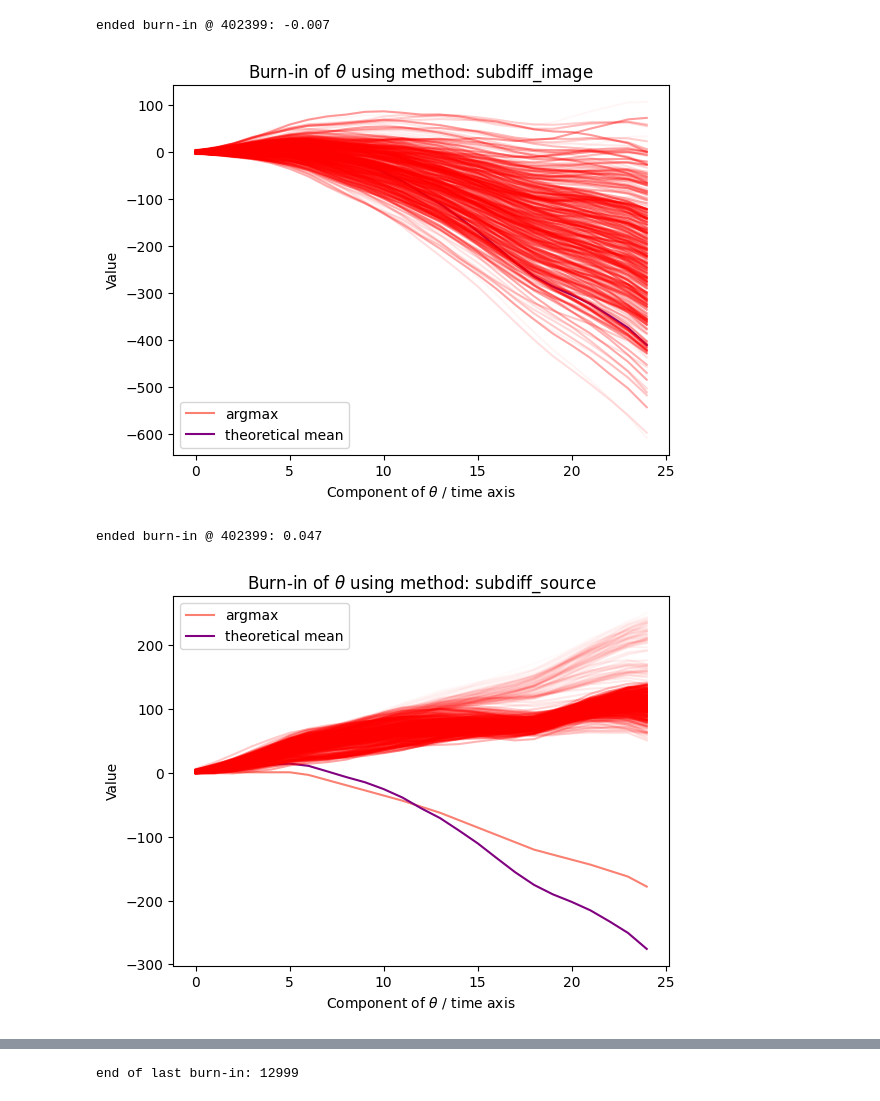
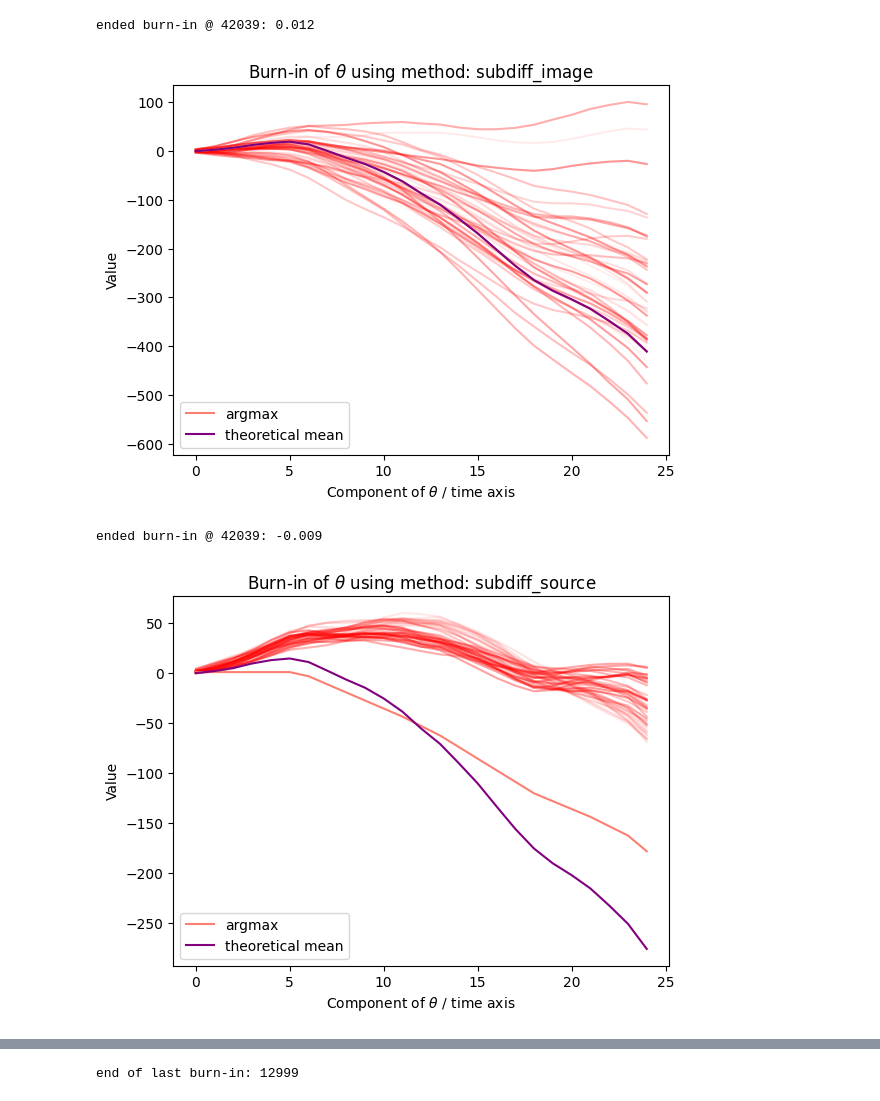
Before and after one commit to vetlerl/mcmc-epidemic, a Jupyter notebook: toy_example_graphics_new.ipynb, the cells around one changed output, grey strips where cells are left out. Drawn from its saved outputs; the diff is of its cells as text; code cells hidden in the pictures.

```diff
--- a/toy_example_graphics_new.ipynb
+++ b/toy_example_graphics_new.ipynb
@@ -67,26 +67,26 @@ ended burn-in @ 402399: -0.010
 # %%
-sim_subdiff_image, accepts_subdiff_image, gammas_subdiff_image, end_subdiff_image, fig_subdiff_image = MetropolisHastings(T, 0, Y, a, b, method="subdiff_image", random_state=random_state, niter=2e6)
+sim_subdiff_image, accepts_subdiff_image, gammas_subdiff_image, end_subdiff_image, fig_subdiff_image = MetropolisHastings(T, 0, Y, a, b, method="subdiff_image", random_state=random_state, niter=2e5)
 # save
-np.savez("stuff/toymodel2MILsubdiff_image.npz",
+np.savez("stuff/toymodel2e5subdiff_image.npz",
          theta_tab = sim_subdiff_image,
          accepts   = accepts_subdiff_image,
          gammas    = gammas_subdiff_image,
          end_burnin= end_subdiff_image
         )
 # %% [output]
-ended burn-in @ 402399: -0.007
+ended burn-in @ 42039: 0.012
-[figure, old version]
+[figure, new version]
 # %%
-sim_subdiff_source, accepts_subdiff_source, gammas_subdiff_source, end_subdiff_source, fig_subdiff_source = MetropolisHastings(T, Lambda, Y, a, b, method="subdiff_source", random_state=random_state, niter=2e6)
+sim_subdiff_source, accepts_subdiff_source, gammas_subdiff_source, end_subdiff_source, fig_subdiff_source = MetropolisHastings(T, Lambda, Y, a, b, method="subdiff_source", random_state=random_state, niter=2e5)
 # save
-np.savez("stuff/toymodel2MILsubdiff_source.npz",
+np.savez("stuff/toymodel2e5subdiff_source.npz",
          theta_tab = sim_subdiff_source,
          accepts   = accepts_subdiff_source,
          gammas    = gammas_subdiff_source,
          end_burnin= end_subdiff_source
         )
 # %% [output]
-ended burn-in @ 402399: 0.047
+ended burn-in @ 42039: -0.009
-[figure, old version]
+[figure, new version]
 # %%
 #loading results
```
Also changed, not shown: parts of 17 cells of this notebook, 1 other file.
